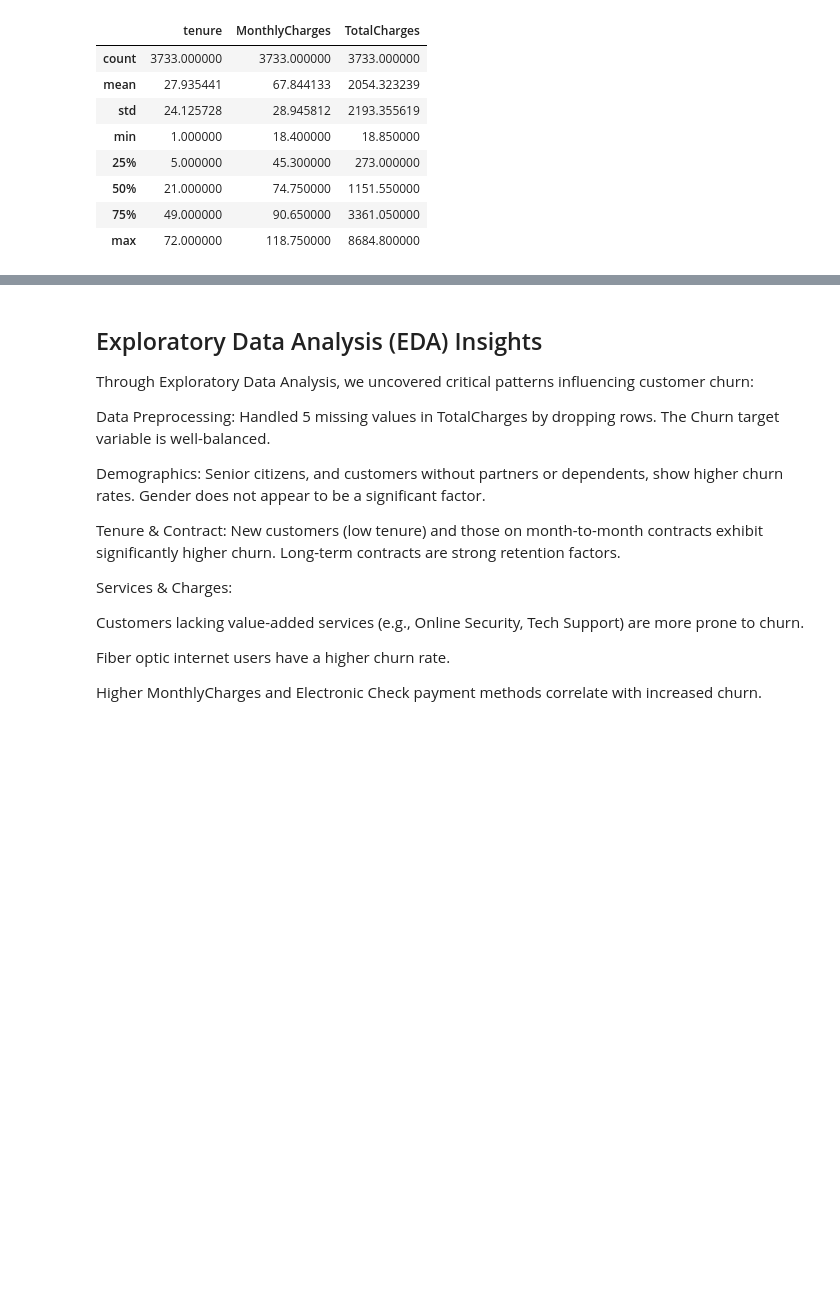
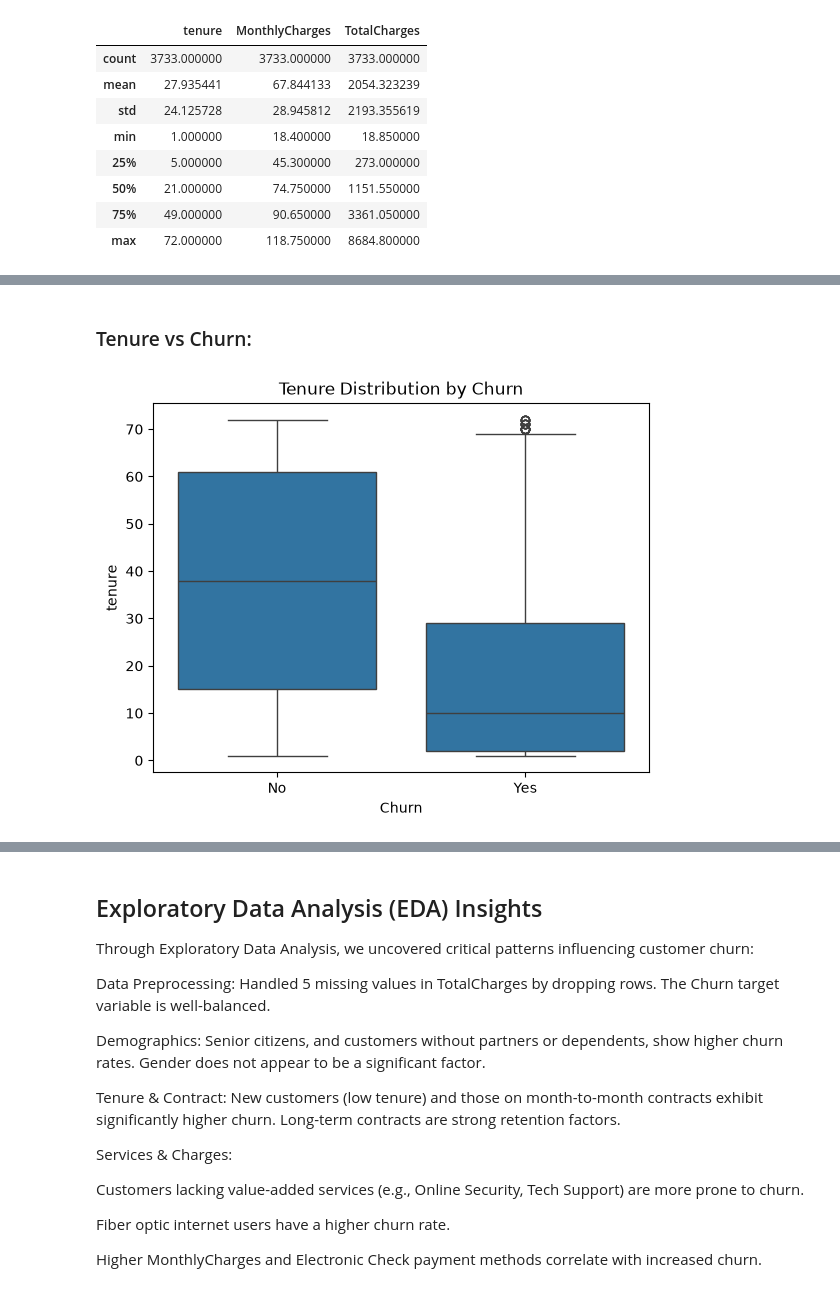
Before and after one commit to tamaxhh/Customer-Churn-Prediction, a Jupyter notebook: notebook/Customer Churn Prediction.ipynb, the cells around one changed output, grey strips where cells are left out. Saved outputs shown, nothing was run; the diff lists cells and outputs as text; code cells hidden in the pictures; blank space fills up the shorter version.

```diff
--- a/notebook/Customer Churn Prediction.ipynb
+++ b/notebook/Customer Churn Prediction.ipynb
@@ -140,0 +150,13 @@ PhoneService
+# %% [markdown]
+### Tenure vs Churn:
+# %%
+sns.boxplot(
+    data=df,
+    x="Churn",
+    y="tenure"
+)
+
+plt.title("Tenure Distribution by Churn")
+plt.show()
+# %% [output]
+[figure, added]
```
Also changed, not shown: parts of 46 cells of this notebook, 1 other file.
